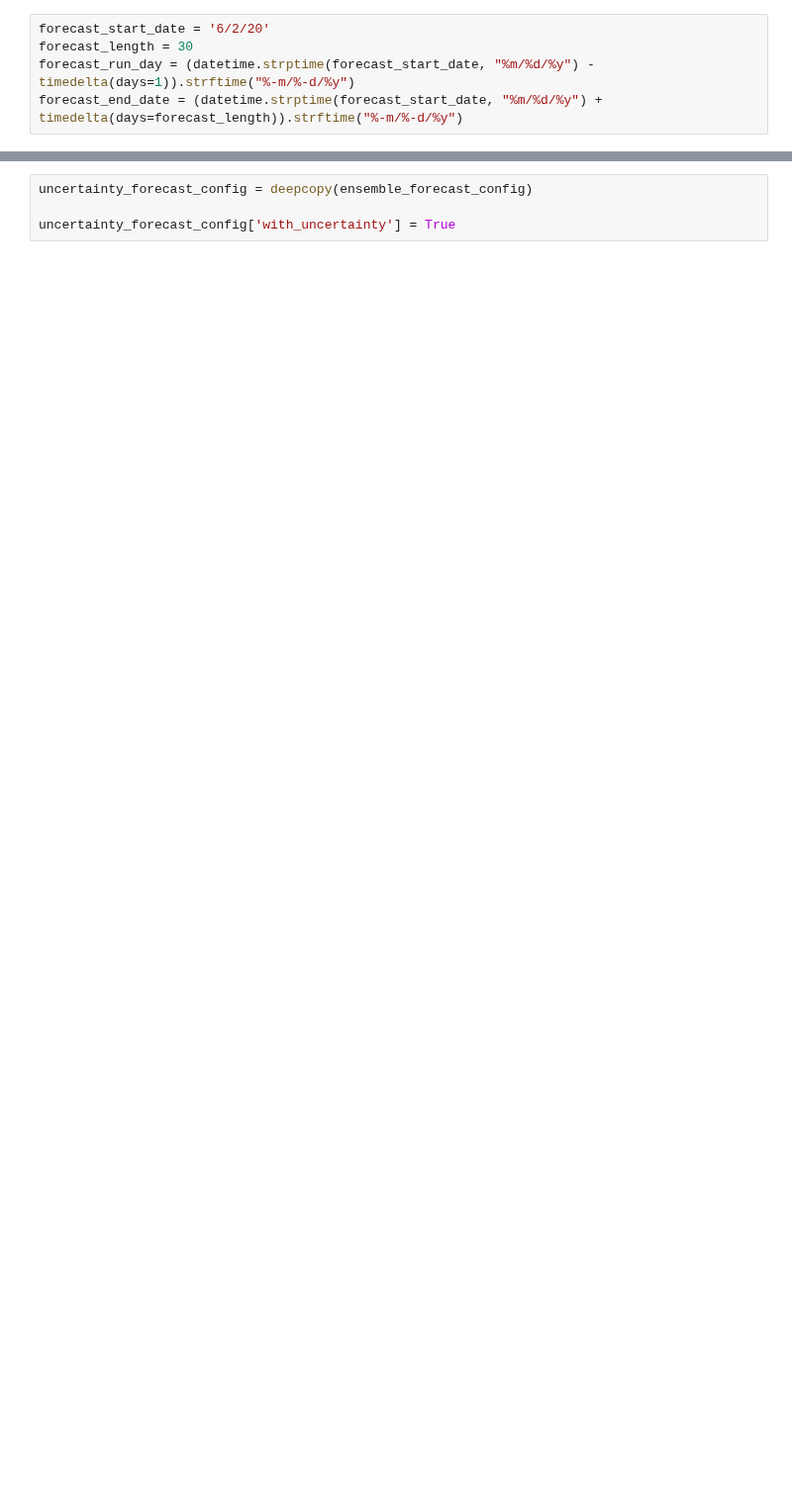
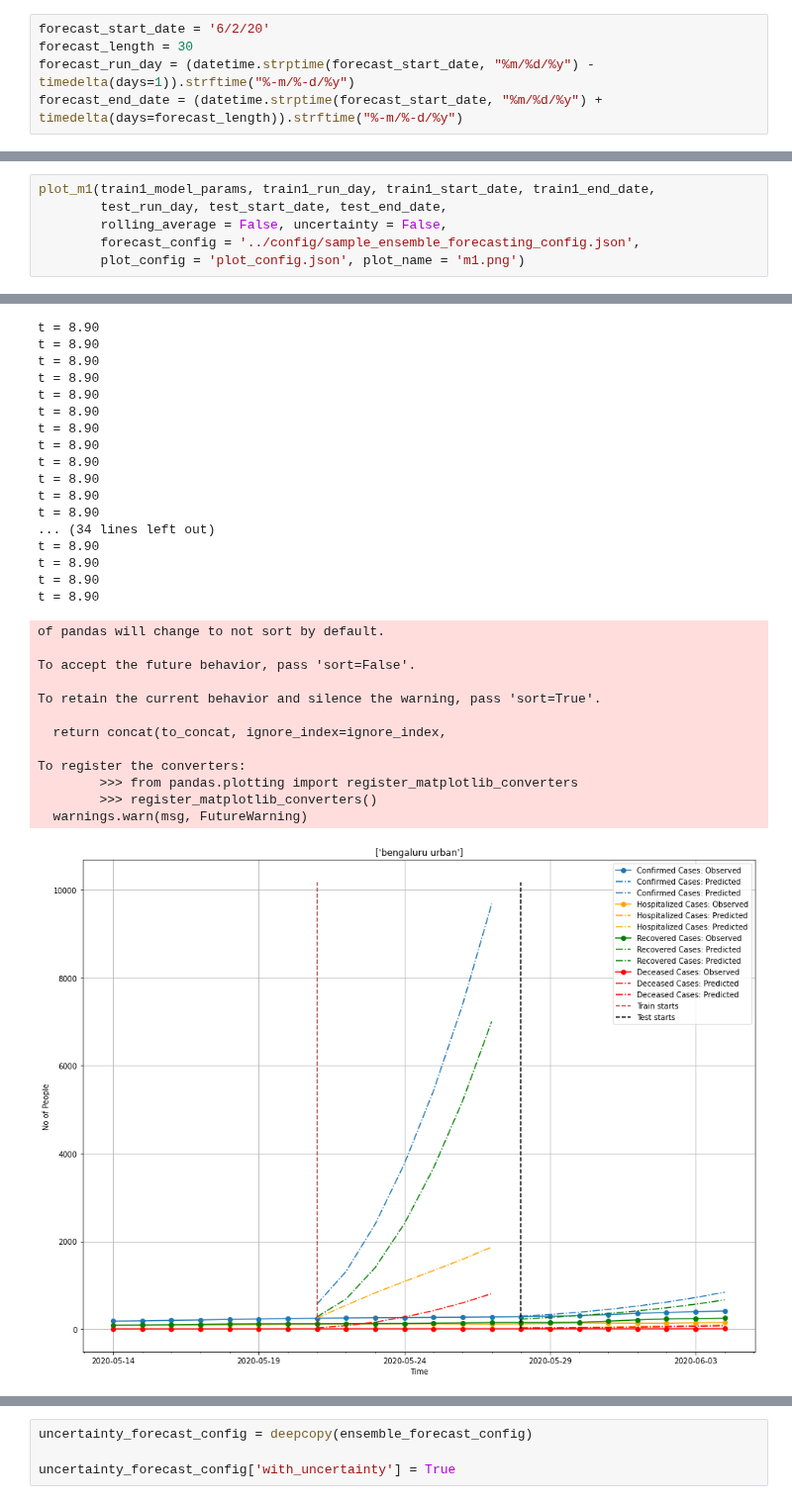
Before and after one commit to dsindiavscovid/covid19-india, a Jupyter notebook: notebooks/Heterogeneous Ensemble Test.ipynb, the cells around one changed output, grey strips where cells are left out. Shown at 99% size. Saved outputs shown, nothing was run; the diff lists cells and outputs as text; blank space fills up the shorter version.

Commit message:
Shift functions to utils, test predict with uncertainty, precompute predictions

```diff
--- a/notebooks/Heterogeneous Ensemble Test.ipynb
+++ b/notebooks/Heterogeneous Ensemble Test.ipynb
@@ -183 +289,8 @@ To retain the current behavior and silence the warning, pass 'sort=True'.
 31 rows × 22 columns
+# %%
+plot_m1(train1_model_params, train1_run_day, train1_start_date, train1_end_date,
+        test_run_day, test_start_date, test_end_date,
+        rolling_average = False, uncertainty = False,
+        forecast_config = '../config/sample_ensemble_forecasting_config.json',
+        plot_config = 'plot_config.json', plot_name = 'm1.png')
+# %% [output]
@@ -183,0 +321,30 @@ To retain the current behavior and silence the warning, pass 'sort=True'.
+t = 8.90
+t = 8.90
+t = 8.90
+t = 8.90
+t = 8.90
+t = 8.90
+t = 8.90
+t = 8.90
+t = 8.90
+t = 8.90
+t = 8.90
+t = 8.90
+... (34 lines left out)
+t = 8.90
+t = 8.90
+t = 8.90
+t = 8.90
+of pandas will change to not sort by default.
+
+To accept the future behavior, pass 'sort=False'.
+
+To retain the current behavior and silence the warning, pass 'sort=True'.
+
+  return concat(to_concat, ignore_index=ignore_index,
+
+To register the converters:
+        >>> from pandas.plotting import register_matplotlib_converters
+        >>> register_matplotlib_converters()
+  warnings.warn(msg, FutureWarning)
+[figure, added]
```
Also changed, not shown: parts of 22 cells of this notebook, 6 other files.
